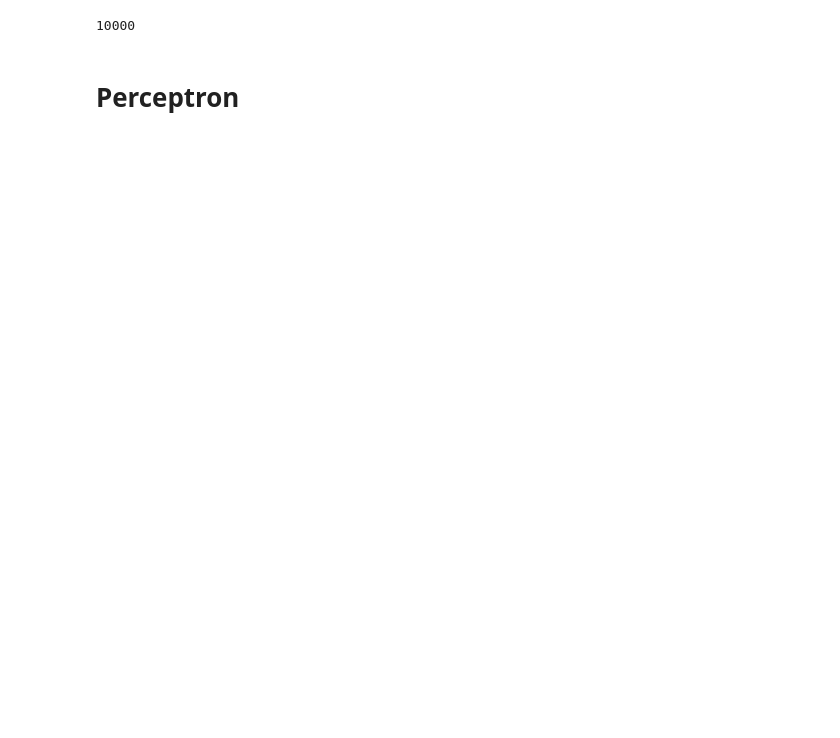
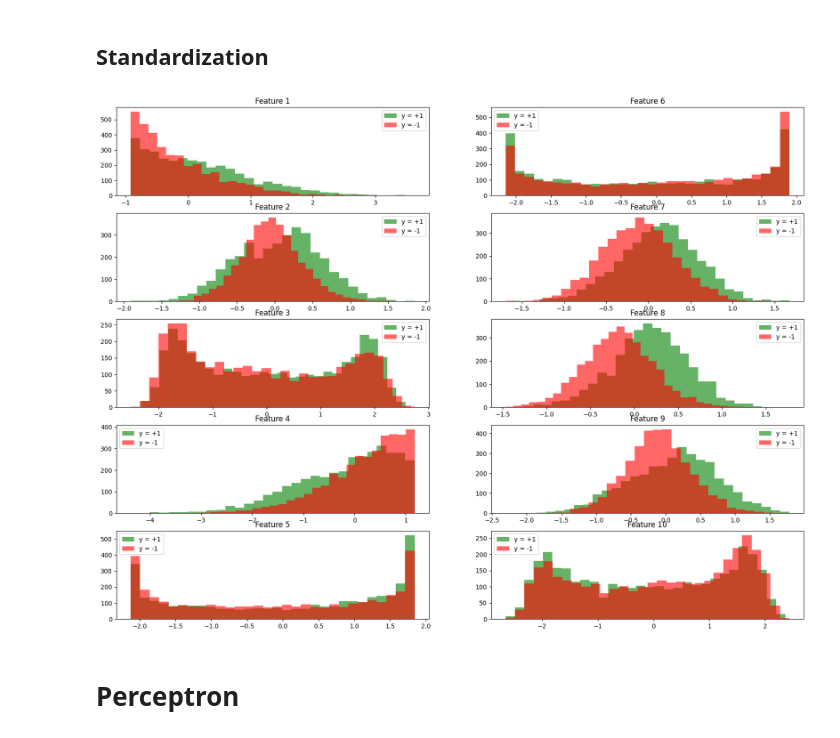
Before and after one commit to mattia01017/kernelized-linear-classification, a Jupyter notebook: src/analysis.ipynb, the cells around one changed output. Drawn from its saved outputs; the diff is of its cells as text; code cells hidden in the pictures; blank space fills up the shorter version.

```diff
--- a/src/analysis.ipynb
+++ b/src/analysis.ipynb
@@ -3,41 +73,35 @@
+# %% [markdown]
+## Standardization
+# %%
+scaler = utils.ZScore()
+trainX = scaler.fit_transform(trainX)
+testX = scaler.transform(testX)
+
+fig, axs = plt.subplots(5, 2)
+fig.set_figwidth(20)
+fig.set_figheight(15)
+
+for i in range(1, 11):
+    ax = axs[(i-1)%5][(i-1)//5]
+    pos = [trainX[j][i] for j in range(len(trainX)) if trainY[j] == 1]
+    neg = [trainX[j][i] for j in range(len(trainX)) if trainY[j] == -1]
+    ax.set_title(f"Feature {i}")
+    ax.hist(pos, alpha=0.6, color="green", bins=30)
+    ax.hist(neg, alpha=0.6, color="red", bins=30)
+    ax.legend(["y = +1", "y = -1"])
+plt.show()
+# %% [output]
+[figure, added]
 # %%
-import csv
-import matplotlib.pyplot as plt
-import pickle
-import random
-import json
-from multiprocess.pool import Pool
-
-import utils
-import predictors
-import kernels
-import validation
-from datatypes import BinaryClassifier
-
-X = []
-Y = []
-
-with open("your_dataset.csv") as f:
-    csv_file = csv.reader(f)
-    next(csv_file)  # skip header
-
-    for line in csv_file:
-        X.append((1.0,) + tuple(float(x) for x in line[:10]))
-        Y.append(int(line[10]))
-
-trainX, testX = X[:7000], X[7000:]
-trainY, testY = Y[:7000], Y[7000:]
-
-
 def train_by_steps(
     model: BinaryClassifier,
     epoch_max: int,
     epoch_step: int,
     log: bool=True,
-    trainX=trainX,
-    trainY=trainY,
-    testX=testX,
-    testY=testY,
+    trainX: list[DataPoint]=trainX,
+    trainY: list[Label]=trainY,
+    testX: list[DataPoint]=testX,
+    testY: list[Label]=testY,
 ):
     warm = False
 
@@ -59,12 +123,7 @@ def train_by_steps(
         train_err.append(utils.zo_loss(trainY, trainY_pred))
     if log:
         print()
-    return train_err, test_err, epochs
-
-
-len(X)
+    return train_err, test_err, list(epochs)
-# %% [output]
-10000
 # %% [markdown]
 # Perceptron
 # %%
```
Also changed, not shown: parts of 50 cells of this notebook, 35 other files.
